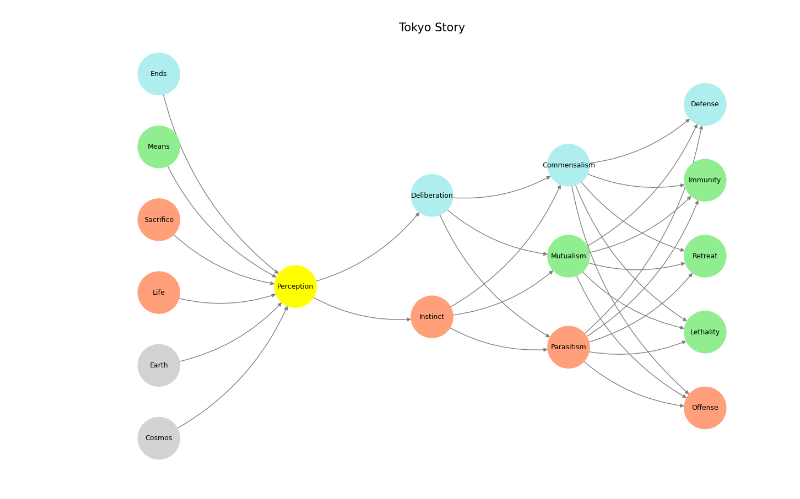
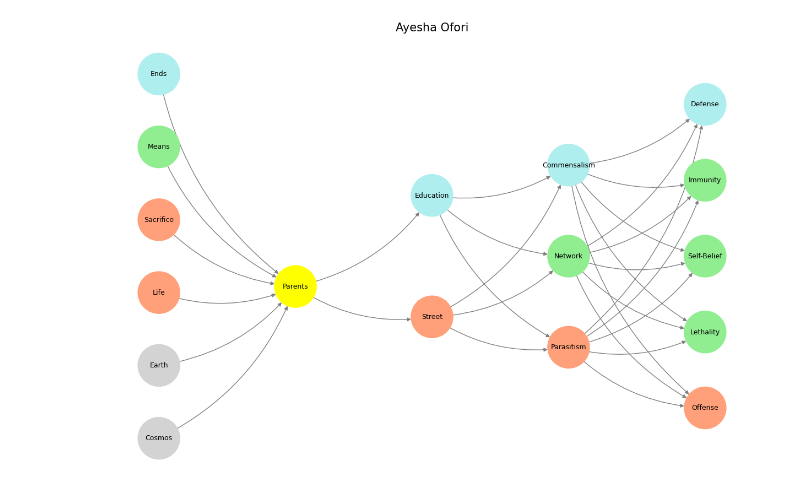
Before and after one commit to abikesa/aging, a Jupyter notebook: kitabo/ensi/_build/jupyter_execute/act1/chapter2.ipynb, the cells around one changed output. Cells and saved outputs as stored; diff of their text form; code cells hidden in the pictures.

Commit message:
ayesha ofori

```diff
--- a/kitabo/ensi/_build/jupyter_execute/act1/chapter2.ipynb
+++ b/kitabo/ensi/_build/jupyter_execute/act1/chapter2.ipynb
@@ -47,20 +47,20 @@ import networkx as nx
 def define_layers():
     return {
         'World': ['Cosmos', 'Earth', 'Life', 'Sacrifice', 'Means', 'Ends', ],
-        'Perception': ['Perception'],
-        'Agency': ['Instinct', 'Deliberation'],
-        'Generativity': ['Parasitism', 'Mutualism', 'Commensalism'],
-        'Physicality': ['Offense', 'Lethality',  'Retreat', 'Immunity', 'Defense']
+        'Perception': ['Parents'],
+        'Agency': ['Street', 'Education'],
+        'Generativity': ['Parasitism', 'Network', 'Commensalism'],
+        'Physicality': ['Offense', 'Lethality',  'Self-Belief', 'Immunity', 'Defense']
     }
 
 # Assign colors to nodes
 def assign_colors():
     color_map = {
-        'yellow': ['Perception'],
-        'paleturquoise': ['Ends', 'Deliberation', 'Commensalism', 'Defense'],
-        'lightgreen': ['Means', 'Mutualism', 'Immunity', 'Retreat', 'Lethality'],
+        'yellow': ['Parents'],
+        'paleturquoise': ['Ends', 'Education', 'Commensalism', 'Defense'],
+        'lightgreen': ['Means', 'Network', 'Immunity', 'Self-Belief', 'Lethality'],
         'lightsalmon': [
-            'Life', 'Sacrifice', 'Instinct',
+            'Life', 'Sacrifice', 'Street',
             'Parasitism', 'Offense'
         ],
     }
@@ -79,32 +79,32 @@ def visualize_nn():
     pos = {}
     node_colors = []
 
     # Add nodes and assign positions
     for i, (layer_name, nodes) in enumerate(layers.items()):
         positions = calculate_positions(nodes, x_offset=i * 2)
         for node, position in zip(nodes, positions):
             G.add_node(node, layer=layer_name)
             pos[node] = position
             node_colors.append(colors.get(node, 'lightgray'))  # Default color fallback
 
     # Add edges (automated for consecutive layers)
     layer_names = list(layers.keys())
     for i in range(len(layer_names) - 1):
         source_layer, target_layer = layer_names[i], layer_names[i + 1]
         for source in layers[source_layer]:
             for target in layers[target_layer]:
                 G.add_edge(source, target)
 
     # Draw the graph
     plt.figure(figsize=(12, 8))
     nx.draw(
         G, pos, with_labels=True, node_color=node_colors, edge_color='gray',
         node_size=3000, font_size=9, connectionstyle="arc3,rad=0.2"
     )
-    plt.title("Tokyo Story", fontsize=15)
+    plt.title("Ayesha Ofori", fontsize=15)
     plt.show()
 
 # Run the visualization
 visualize_nn()
 # %% [output]
-[figure, old version]
+[figure, new version]
```
Also changed, not shown: parts of 2 cells of this notebook, 13 other files.
